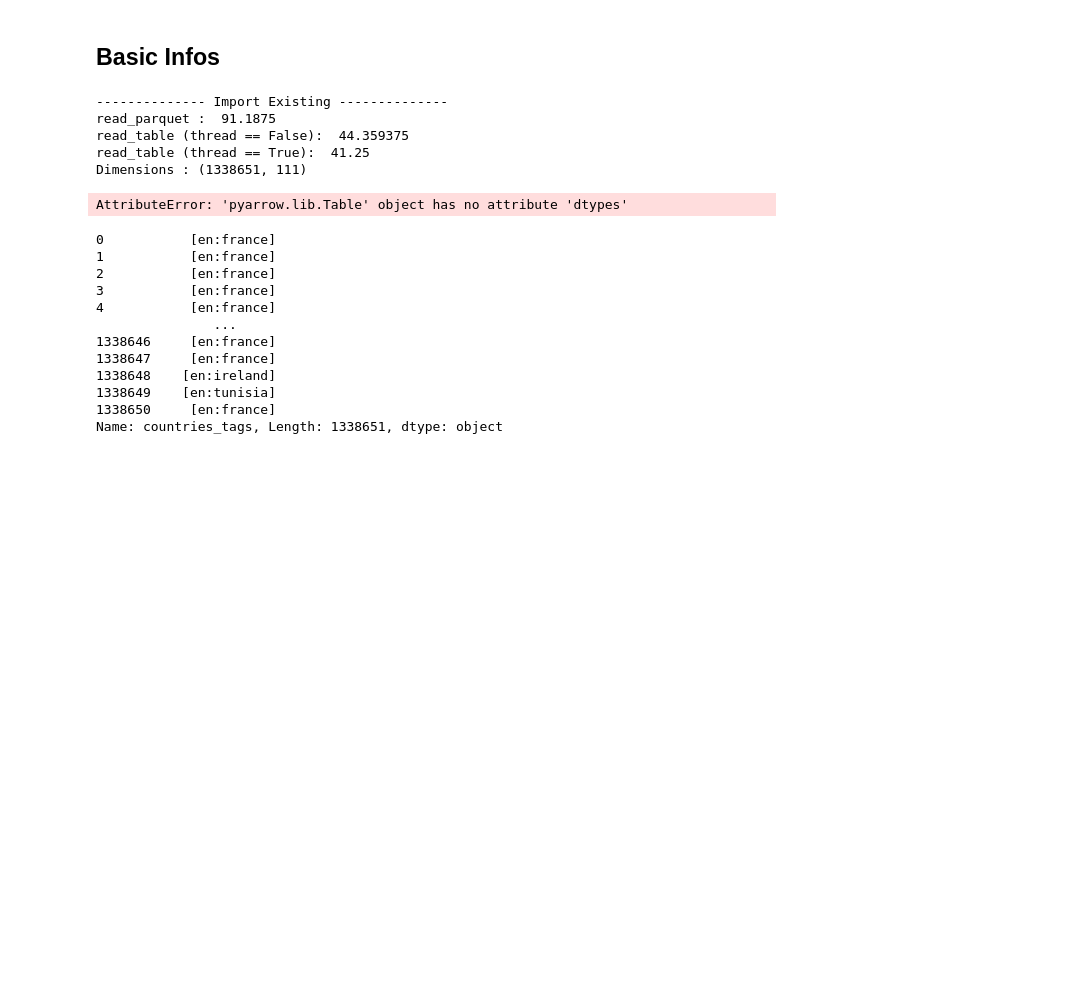
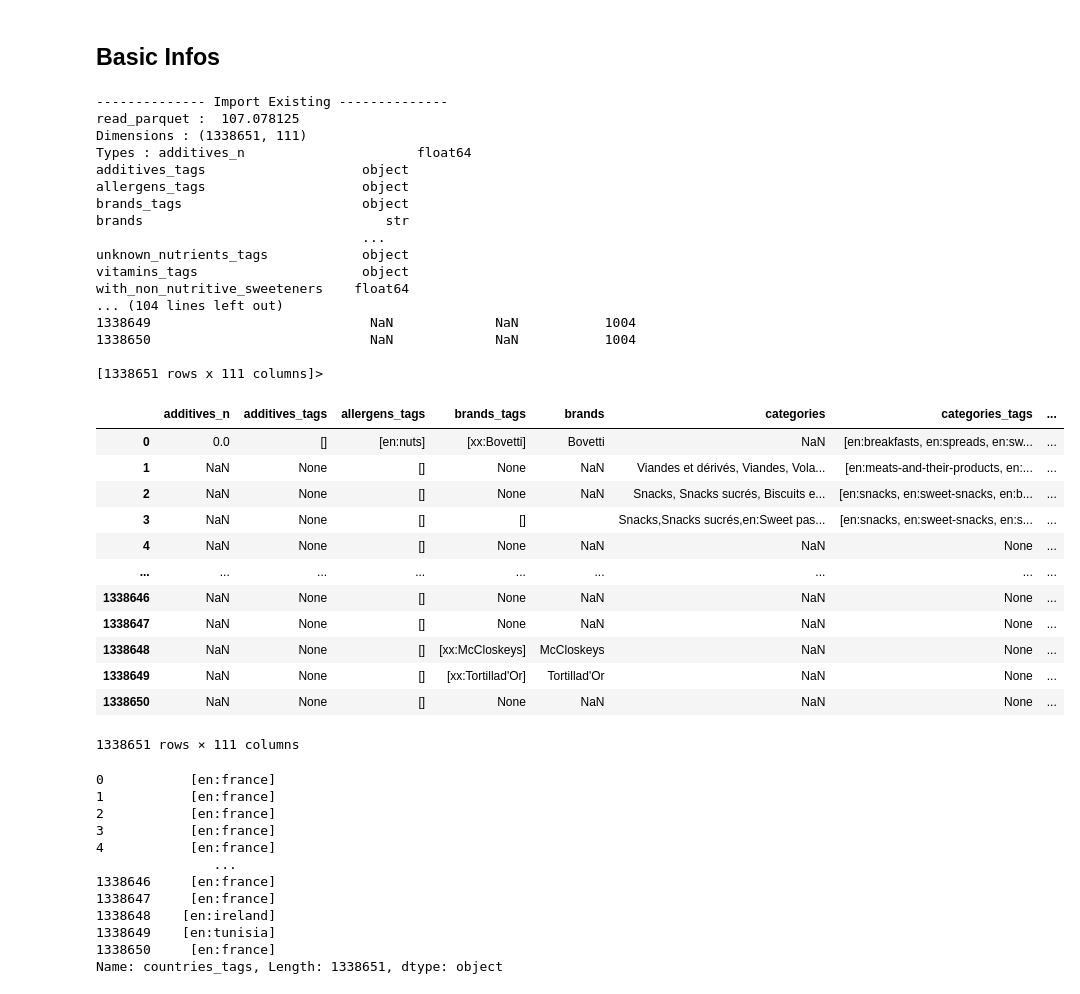
Before and after one commit to SDMM27/NutriScope, a Jupyter notebook: notebooks/first_notebook.ipynb, the cells around one changed output. Saved outputs shown, nothing was run; the diff lists cells and outputs as text; code cells hidden in the pictures; blank space fills up the shorter version.

Commit message:
working on import export parquet

```diff
--- a/notebooks/first_notebook.ipynb
+++ b/notebooks/first_notebook.ipynb
@@ -35,46 +39,70 @@ if lang == None:
 # Create a Path object
 file_path = Path(f"../data/{lang.upper()}/food-{lang}.parquet.gzip")
 food_df = None
 start = time.process_time()
 
 # Check if the file exists
 if file_path.exists():
     print("-------------- Import Existing --------------")
-    food_df = pd.read_parquet(file_path, engine="pyarrow") #1min9.9s
+    food_df = pd.read_parquet(file_path, engine="pyarrow") #91s-1min30
     print("read_parquet : ", time.process_time() - start)
-    start = time.process_time()
-    food_df = pq.read_table(file_path, use_threads=False)
-    print("read_table (thread == False): ", time.process_time() - start)
-    start = time.process_time()
-    food_df = pq.read_table(file_path, use_threads=True)
-    print("read_table (thread == True): ", time.process_time() - start)
+    #start = time.process_time()
+    #food_df = pq.read_table(file_path, use_threads=False) #44s
+    #print("read_table (thread == False): ", time.process_time() - start)
+    #start = time.process_time()
+    #food_df = pq.read_table(file_path, use_threads=True) # 41s
+    #print("read_table (thread == True): ", time.process_time() - start)
 else:
     try:
         print("-------------- Import New --------------")
-        food_df = pd.read_parquet("../data/food.parquet", engine="pyarrow", filters=[("lang", "==", lang)])#5min15s / 319ms
+        food_df = pd.read_parquet("../data/food.parquet", engine="pyarrow", filters=[("lang", "==", lang)])#319s-5.3min
         print(time.process_time() - start)
         start = time.process_time()
         print("-------------- Export New --------------")
         os.mkdir(f"../data/{lang.upper()}/")
-        food_df.to_parquet(file_path, compression='gzip')# 712ms
+        food_df.to_parquet(file_path, compression='gzip')# 712s-11.7min
         print(time.process_time() - start)
     except Exception as e:
         print(e)
 
 #dimensions
 print(f"Dimensions : {food_df.shape}")
 #types
 print(f"Types : {food_df.dtypes}")
 #mémoire
 print(f"Mémoire : {food_df.info}")
 display(food_df)
 # %% [output]
 -------------- Import Existing --------------
-read_parquet :  91.1875
-read_table (thread == False):  44.359375
-read_table (thread == True):  41.25
+read_parquet :  107.078125
 Dimensions : (1338651, 111)
+Types : additives_n                      float64
+additives_tags                    object
+allergens_tags                    object
+brands_tags                       object
+brands                               str
+                                  ...
+unknown_nutrients_tags            object
+vitamins_tags                     object
+with_non_nutritive_sweeteners    float64
+... (104 lines left out)
+1338649                            NaN             NaN           1004
+1338650                            NaN             NaN           1004
+
+[1338651 rows x 111 columns]>
+|  | additives_n | additives_tags | allergens_tags | brands_tags | brands | categories | categories_tags | ... |
+| 0 | 0.0 | [] | [en:nuts] | [xx:Bovetti] | Bovetti | NaN | [en:breakfasts, en:spreads, en:sw... | ... |
+| 1 | NaN | None | [] | None | NaN | Viandes et dérivés, Viandes, Vola... | [en:meats-and-their-products, en:... | ... |
+| 2 | NaN | None | [] | None | NaN | Snacks, Snacks sucrés, Biscuits e... | [en:snacks, en:sweet-snacks, en:b... | ... |
+| 3 | NaN | None | [] | [] |  | Snacks,Snacks sucrés,en:Sweet pas... | [en:snacks, en:sweet-snacks, en:s... | ... |
+| 4 | NaN | None | [] | None | NaN | NaN | None | ... |
+| ... | ... | ... | ... | ... | ... | ... | ... | ... |
+| 1338646 | NaN | None | [] | None | NaN | NaN | None | ... |
+| 1338647 | NaN | None | [] | None | NaN | NaN | None | ... |
+| 1338648 | NaN | None | [] | [xx:McCloskeys] | McCloskeys | NaN | None | ... |
+| 1338649 | NaN | None | [] | [xx:Tortillad'Or] | Tortillad'Or | NaN | None | ... |
+| 1338650 | NaN | None | [] | None | NaN | NaN | None | ... |
-AttributeError: 'pyarrow.lib.Table' object has no attribute 'dtypes'
+1338651 rows × 111 columns
 # %%
 #food_df.columns.tolist()
 food_df["countries_tags"]
```
Also changed, not shown: parts of 2 cells of this notebook.
